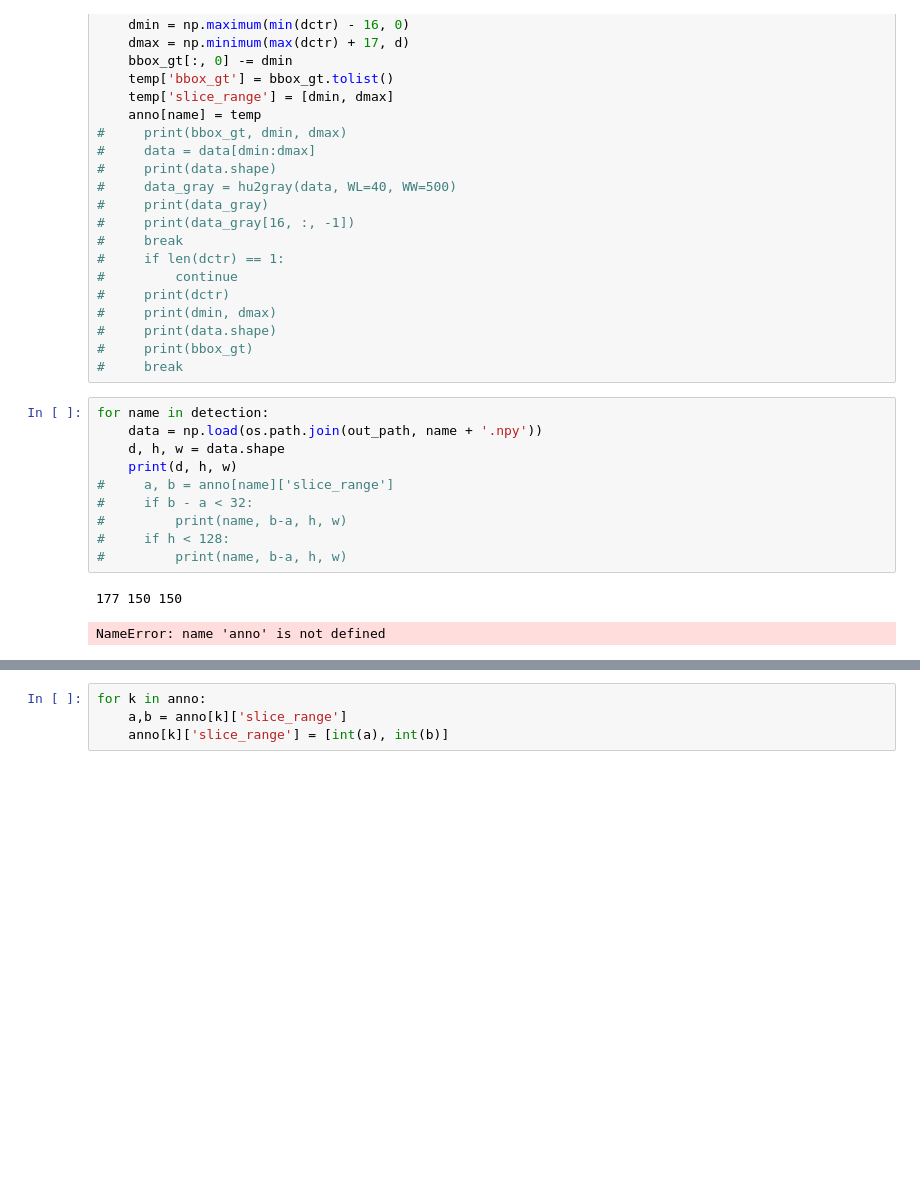
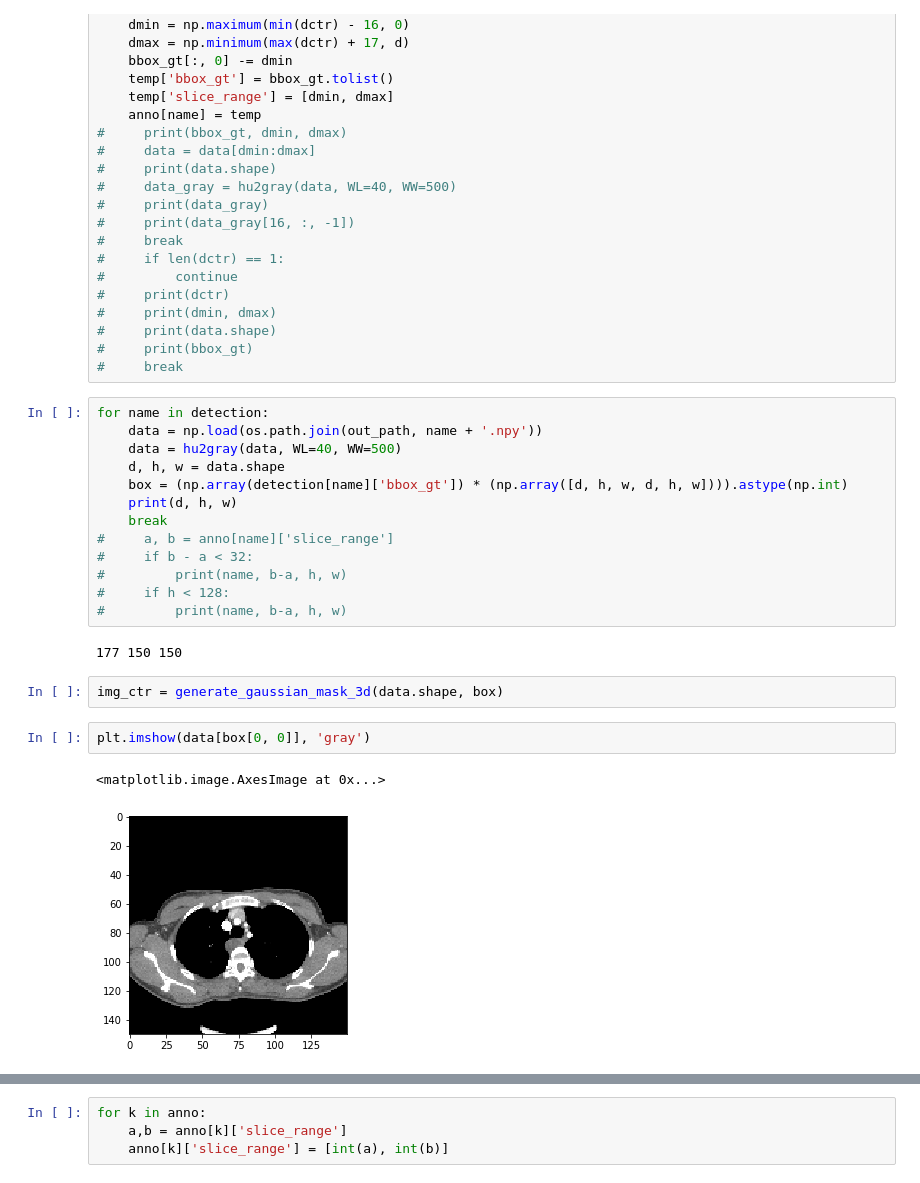
Before and after one commit to jixiaw/lesion_detection, a Jupyter notebook: preprocess.ipynb, the cells around one changed output, grey strips where cells are left out. Drawn from its saved outputs; the diff is of its cells as text; blank space fills up the shorter version.

```diff
--- a/preprocess.ipynb
+++ b/preprocess.ipynb
@@ -62,8 +62,11 @@ for name in detection:
 # %%
 for name in detection:
     data = np.load(os.path.join(out_path, name + '.npy'))
+    data = hu2gray(data, WL=40, WW=500)
     d, h, w = data.shape
+    box = (np.array(detection[name]['bbox_gt']) * (np.array([d, h, w, d, h, w]))).astype(np.int)
     print(d, h, w)
+    break
 #     a, b = anno[name]['slice_range']
 #     if b - a < 32:
 #         print(name, b-a, h, w)
@@ -71,4 +74,10 @@ for name in detection:
 #         print(name, b-a, h, w)
 # %% [output]
 177 150 150
-NameError: name 'anno' is not defined
+# %%
+img_ctr = generate_gaussian_mask_3d(data.shape, box)
+# %%
+plt.imshow(data[box[0, 0]], 'gray')
+# %% [output]
+<matplotlib.image.AxesImage at 0x...>
+[figure, added]
```
Also changed, not shown: parts of 13 cells of this notebook, 12 other files.
